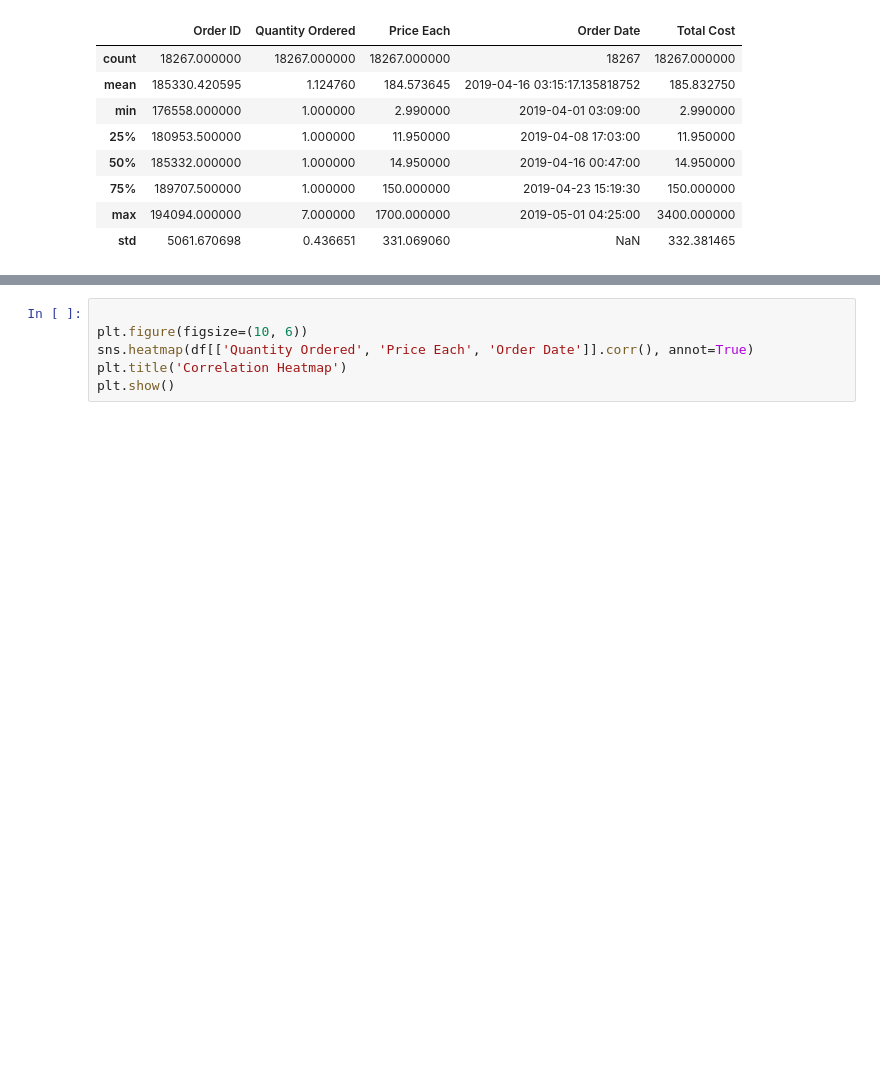
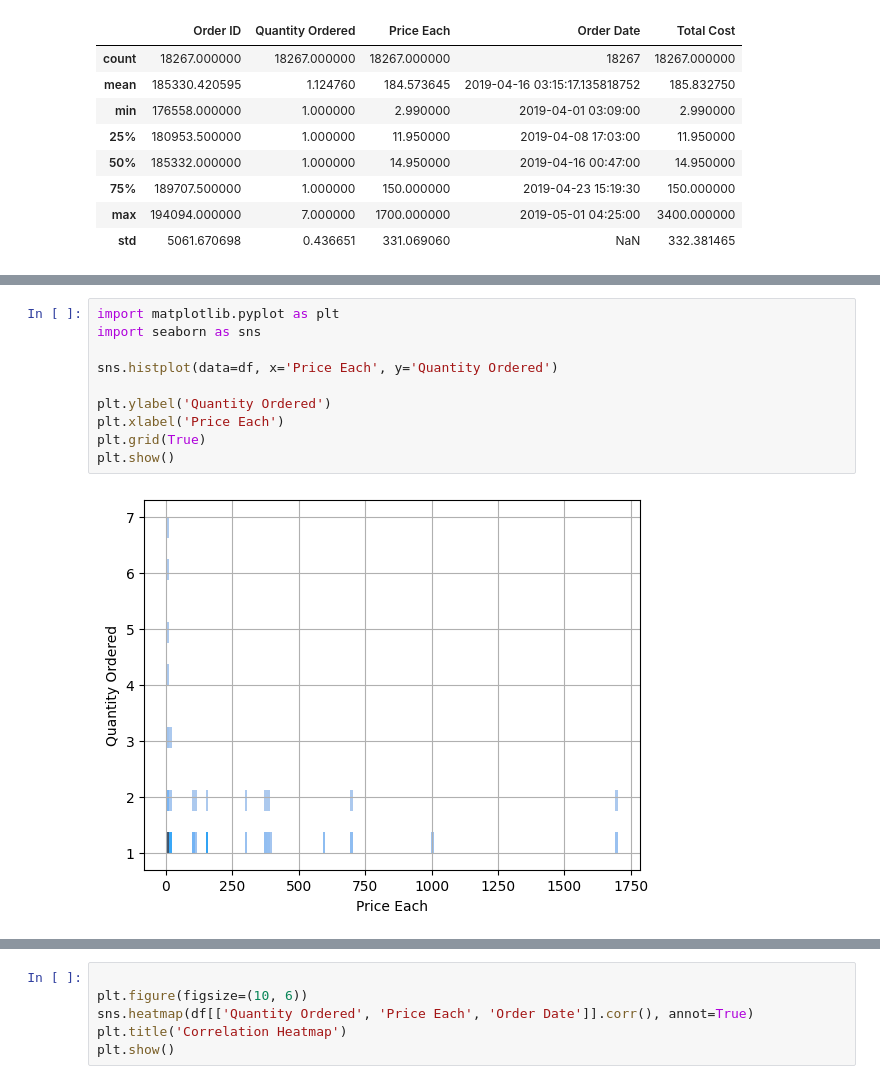
Before and after one commit to prathameshdubbewar/DataSmith_internship, a Jupyter notebook: Day15/analysis.ipynb, the cells around one changed output, grey strips where cells are left out. Saved outputs shown, nothing was run; the diff lists cells and outputs as text; blank space fills up the shorter version.

```diff
--- a/Day15/analysis.ipynb
+++ b/Day15/analysis.ipynb
@@ -102,0 +104,12 @@ plt.show()
+# %%
+import matplotlib.pyplot as plt
+import seaborn as sns
+
+sns.histplot(data=df, x='Price Each', y='Quantity Ordered')
+
+plt.ylabel('Quantity Ordered')
+plt.xlabel('Price Each')
+plt.grid(True)
+plt.show()
+# %% [output]
+[figure, added]
```
Also changed, not shown: parts of 4 cells of this notebook, 7 other files.
